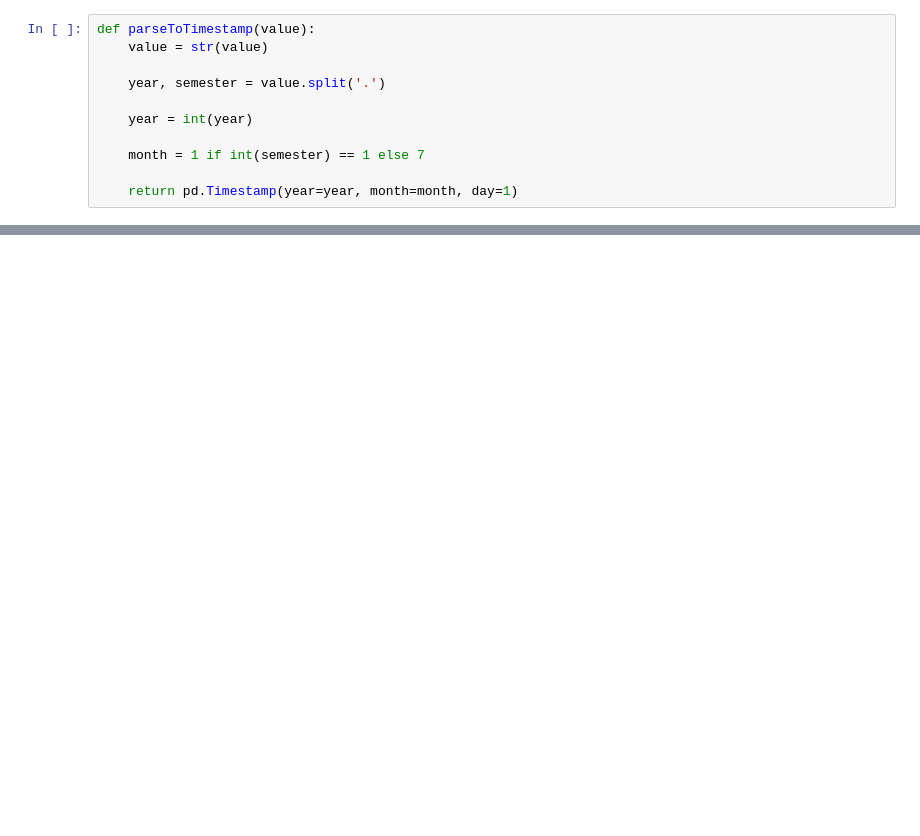
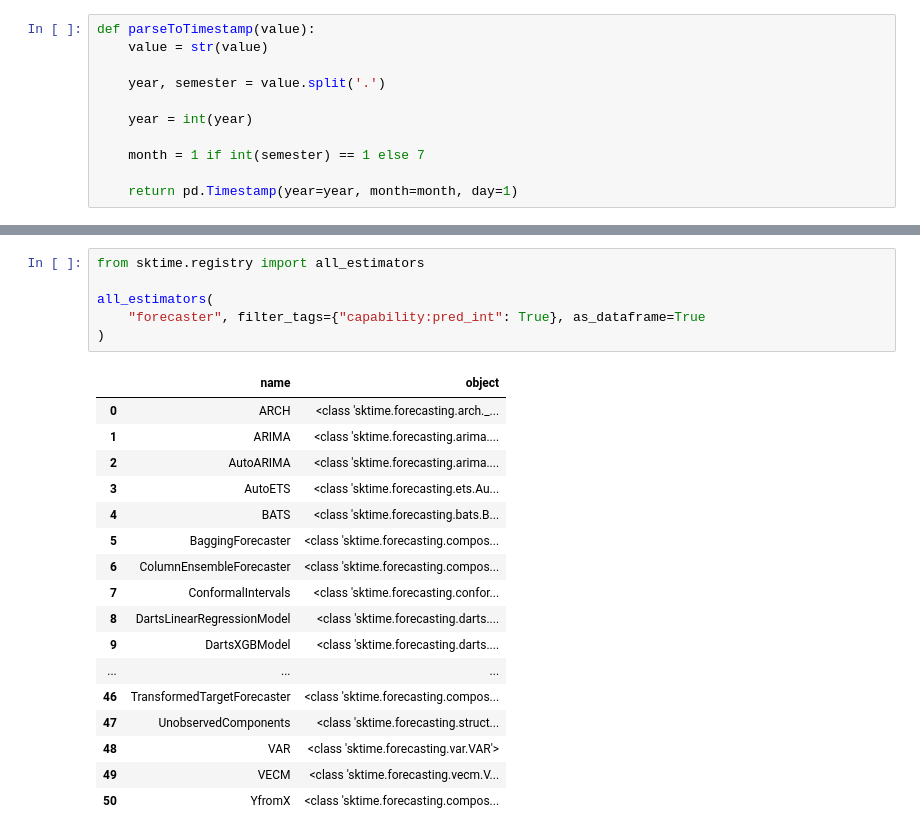
Before and after one commit to IagoLSJ/TCC, a Jupyter notebook: TCC.ipynb, the cells around one changed output, grey strips where cells are left out. Saved outputs shown, nothing was run; the diff lists cells and outputs as text; blank space fills up the shorter version.

```diff
--- a/TCC.ipynb
+++ b/TCC.ipynb
@@ -73,0 +158,24 @@ plt.show()
+# %%
+from sktime.registry import all_estimators
+
+all_estimators(
+    "forecaster", filter_tags={"capability:pred_int": True}, as_dataframe=True
+)
+# %% [output]
+|  | name | object |
+| 0 | ARCH | <class 'sktime.forecasting.arch._... |
+| 1 | ARIMA | <class 'sktime.forecasting.arima.... |
+| 2 | AutoARIMA | <class 'sktime.forecasting.arima.... |
+| 3 | AutoETS | <class 'sktime.forecasting.ets.Au... |
+| 4 | BATS | <class 'sktime.forecasting.bats.B... |
+| 5 | BaggingForecaster | <class 'sktime.forecasting.compos... |
+| 6 | ColumnEnsembleForecaster | <class 'sktime.forecasting.compos... |
+| 7 | ConformalIntervals | <class 'sktime.forecasting.confor... |
+| 8 | DartsLinearRegressionModel | <class 'sktime.forecasting.darts.... |
+| 9 | DartsXGBModel | <class 'sktime.forecasting.darts.... |
+| ... | ... | ... |
+| 46 | TransformedTargetForecaster | <class 'sktime.forecasting.compos... |
+| 47 | UnobservedComponents | <class 'sktime.forecasting.struct... |
+| 48 | VAR | <class 'sktime.forecasting.var.VAR'> |
+| 49 | VECM | <class 'sktime.forecasting.vecm.V... |
+| 50 | YfromX | <class 'sktime.forecasting.compos... |
```
Also changed, not shown: parts of 31 cells of this notebook.
